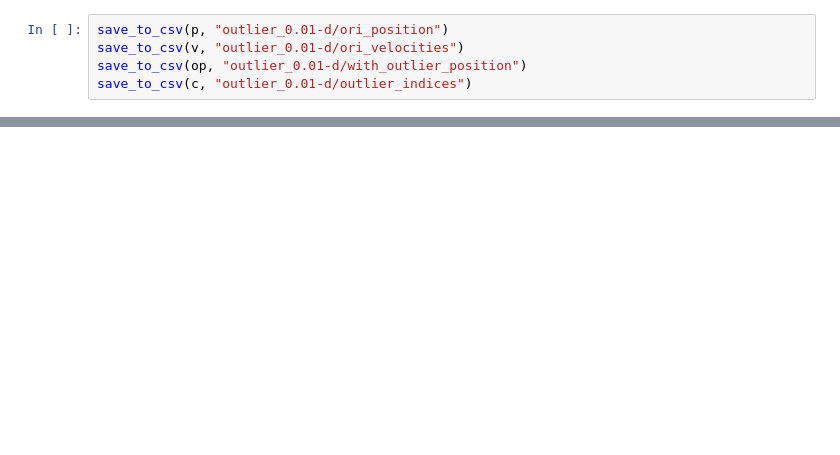
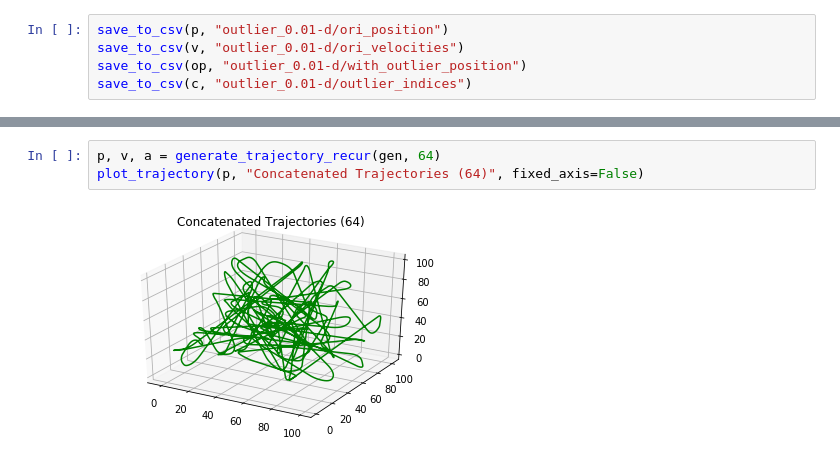
Before and after one commit to STEMO-CS5340/Trajectory, a Jupyter notebook: trajectory_gen.ipynb, the cells around one changed output, grey strips where cells are left out. Cells and saved outputs as stored; diff of their text form; blank space fills up the shorter version.

```diff
--- a/trajectory_gen.ipynb
+++ b/trajectory_gen.ipynb
@@ -144,0 +157,5 @@ save_to_csv(c, "outlier_0.01-d/outlier_indices")
+# %%
+p, v, a = generate_trajectory_recur(gen, 64)
+plot_trajectory(p, "Concatenated Trajectories (64)", fixed_axis=False)
+# %% [output]
+[figure, added]
```
Also changed, not shown: parts of 11 cells of this notebook.
